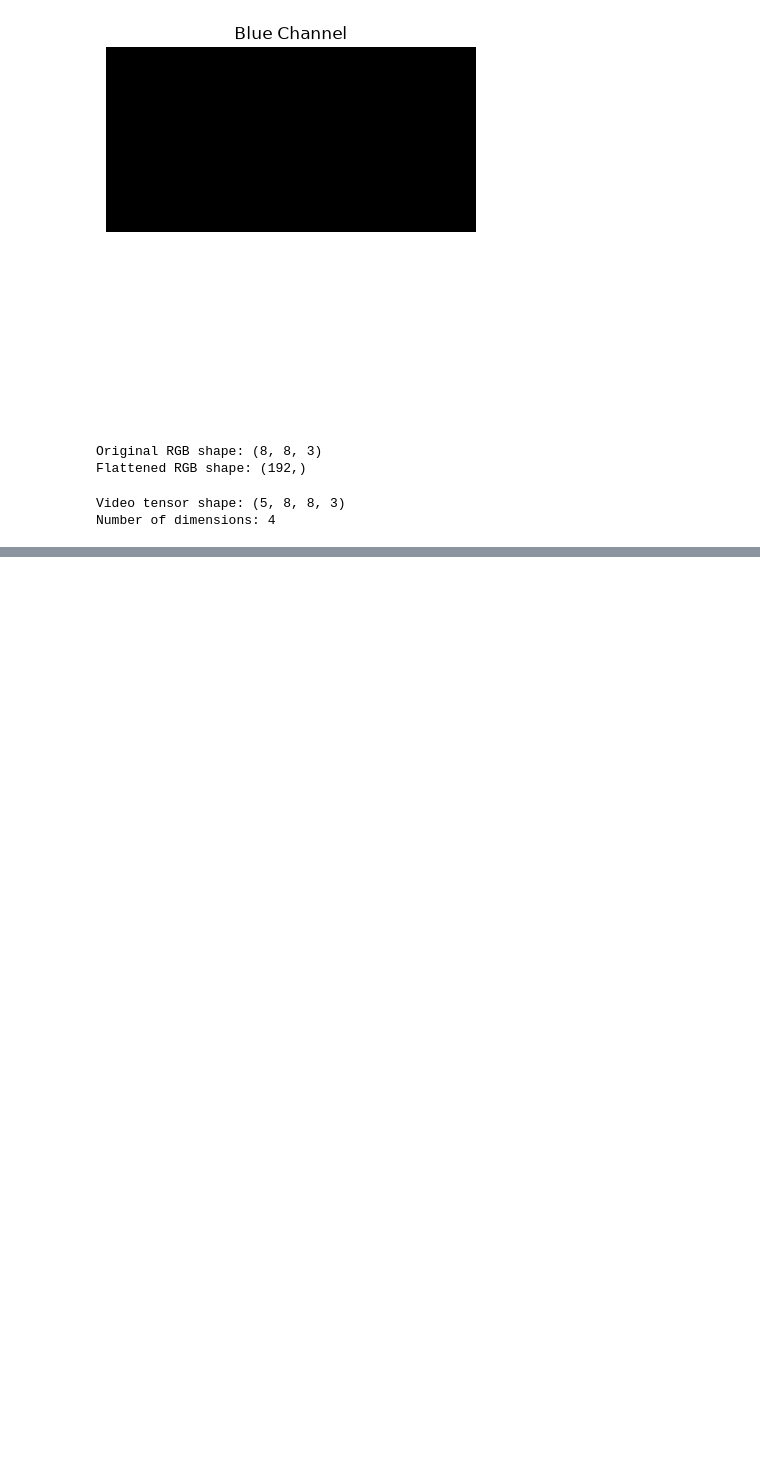
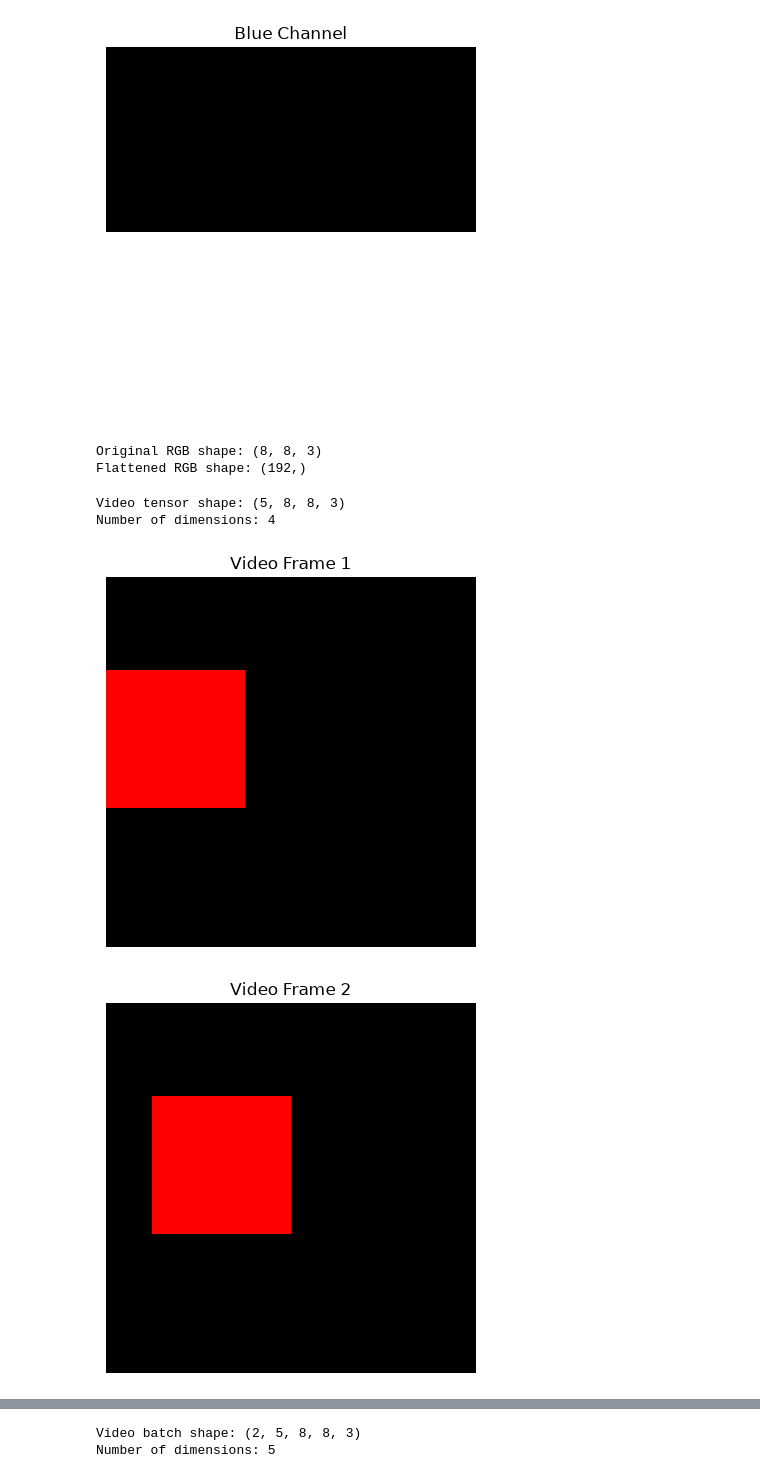
Before and after one commit to urvashitiwari492-crypto/ML_Project_2026, a Jupyter notebook: notebooks/lab3_1.ipynb, the cells around one changed output, grey strips where cells are left out. Saved outputs shown, nothing was run; the diff lists cells and outputs as text; code cells hidden in the pictures; blank space fills up the shorter version.

```diff
--- a/notebooks/lab3_1.ipynb
+++ b/notebooks/lab3_1.ipynb
@@ -201,3 +201,12 @@ print("Number of dimensions:", video_tensor.ndim)
 # %% [output]
 Video tensor shape: (5, 8, 8, 3)
 Number of dimensions: 4
+# %%
+for i in range(video_tensor.shape[0]):
+    plt.imshow(video_tensor[i])
+    plt.title(f"Video Frame {i + 1}")
+    plt.axis("off")
+    plt.show()
+# %% [output]
+[figure, added]
+[figure, added]
@@ -203,0 +216,14 @@ Number of dimensions: 4
+# %%
+video_1 = video_tensor
+video_2 = np.flip(video_tensor, axis=2)
+
+video_batch = np.array([
+    video_1,
+    video_2
+])
+
+print("Video batch shape:", video_batch.shape)
+print("Number of dimensions:", video_batch.ndim)
+# %% [output]
+Video batch shape: (2, 5, 8, 8, 3)
+Number of dimensions: 5
```
Also changed, not shown: parts of 1 cell of this notebook, 2 other files.
